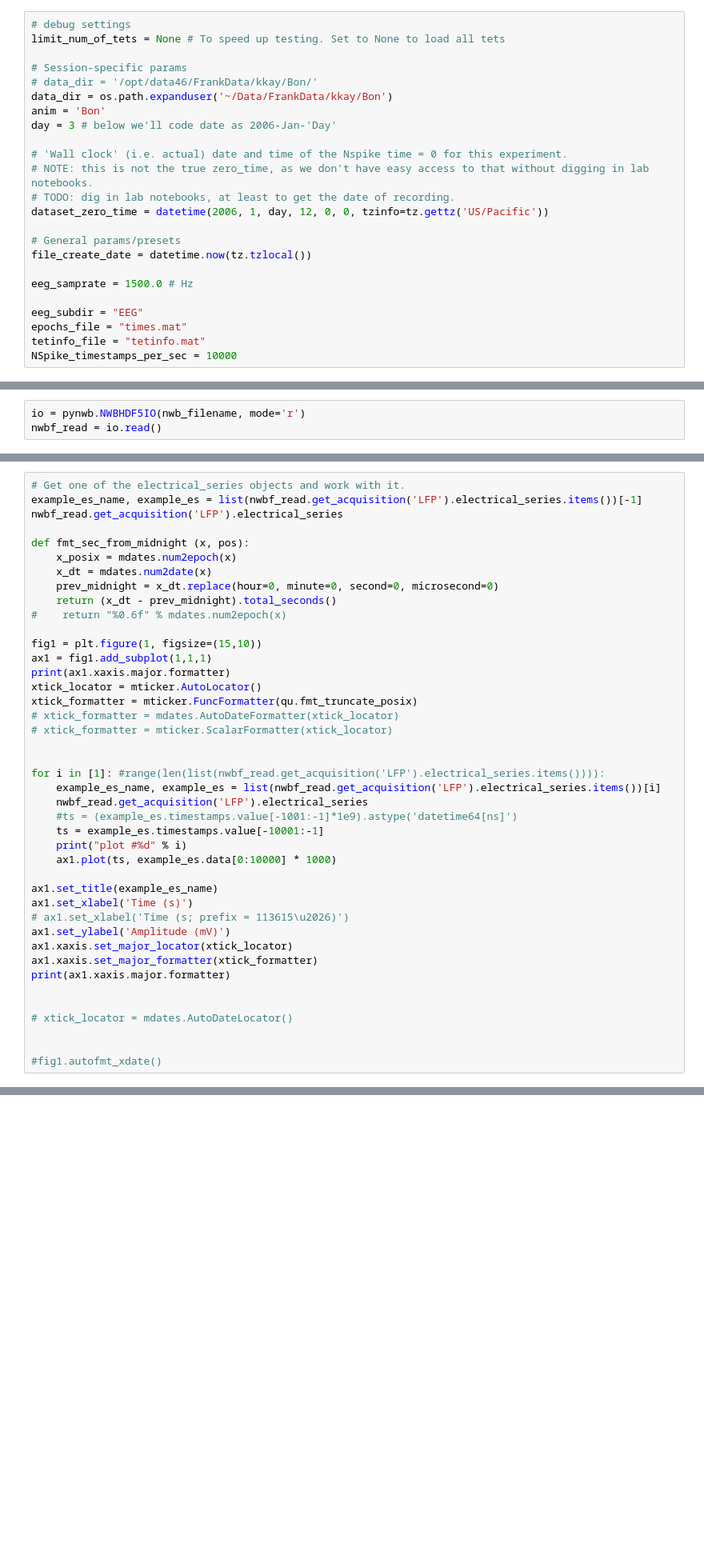
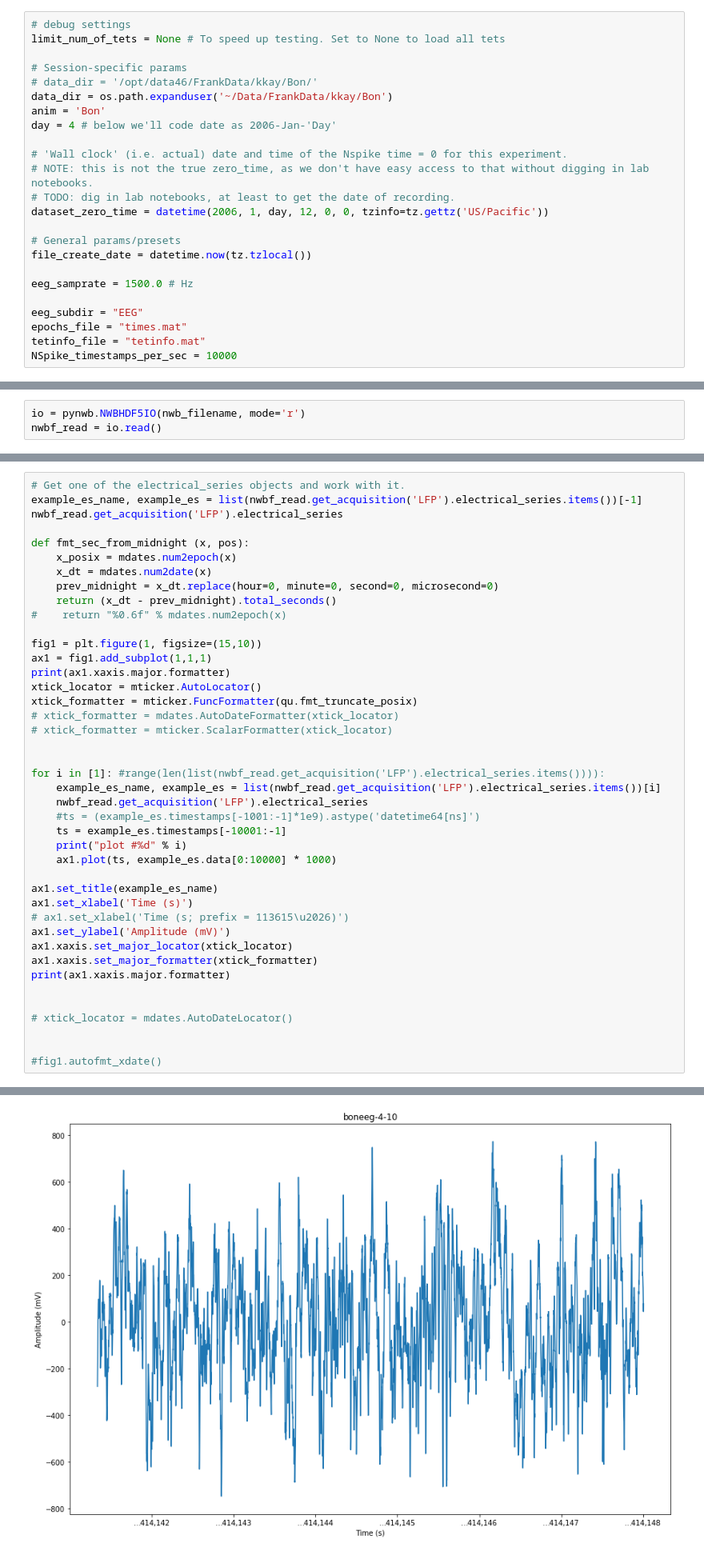
Before and after one commit to LorenFrankLab/franklab-nwb, a Jupyter notebook: convert_nspike.ipynb, the cells around one changed output, grey strips where cells are left out. Shown at 80% size. Saved outputs shown, nothing was run; the diff lists cells and outputs as text; blank space fills up the shorter version.

```diff
--- a/convert_nspike.ipynb
+++ b/convert_nspike.ipynb
@@ -25,7 +25,7 @@ limit_num_of_tets = None # To speed up testing. Set to None to load all tets
 # data_dir = '/opt/data46/FrankData/kkay/Bon/'
 data_dir = os.path.expanduser('~/Data/FrankData/kkay/Bon')
 anim = 'Bon'
-day = 3 # below we'll code date as 2006-Jan-'Day'
+day = 4 # below we'll code date as 2006-Jan-'Day'
 
 # 'Wall clock' (i.e. actual) date and time of the Nspike time = 0 for this experiment.
 # NOTE: this is not the true zero_time, as we don't have easy access to that without digging in lab notebooks.
@@ -470,8 +558,8 @@ xtick_formatter = mticker.FuncFormatter(qu.fmt_truncate_posix)
 for i in [1]: #range(len(list(nwbf_read.get_acquisition('LFP').electrical_series.items()))):
     example_es_name, example_es = list(nwbf_read.get_acquisition('LFP').electrical_series.items())[i]
     nwbf_read.get_acquisition('LFP').electrical_series
-    #ts = (example_es.timestamps.value[-1001:-1]*1e9).astype('datetime64[ns]')
-    ts = example_es.timestamps.value[-10001:-1]
+    #ts = (example_es.timestamps[-1001:-1]*1e9).astype('datetime64[ns]')
+    ts = example_es.timestamps[-10001:-1]
     print("plot #%d" % i)
     ax1.plot(ts, example_es.data[0:10000] * 1000)
 
@@ -488,3 +576,4 @@ print(ax1.xaxis.major.formatter)
 
 
 #fig1.autofmt_xdate()
+# %% [output]
@@ -491,2 +591,3 @@ print(ax1.xaxis.major.formatter)
+[figure, added]
 # %%
 #io.close()
```
Also changed, not shown: parts of 11 cells of this notebook, 3 other files.
